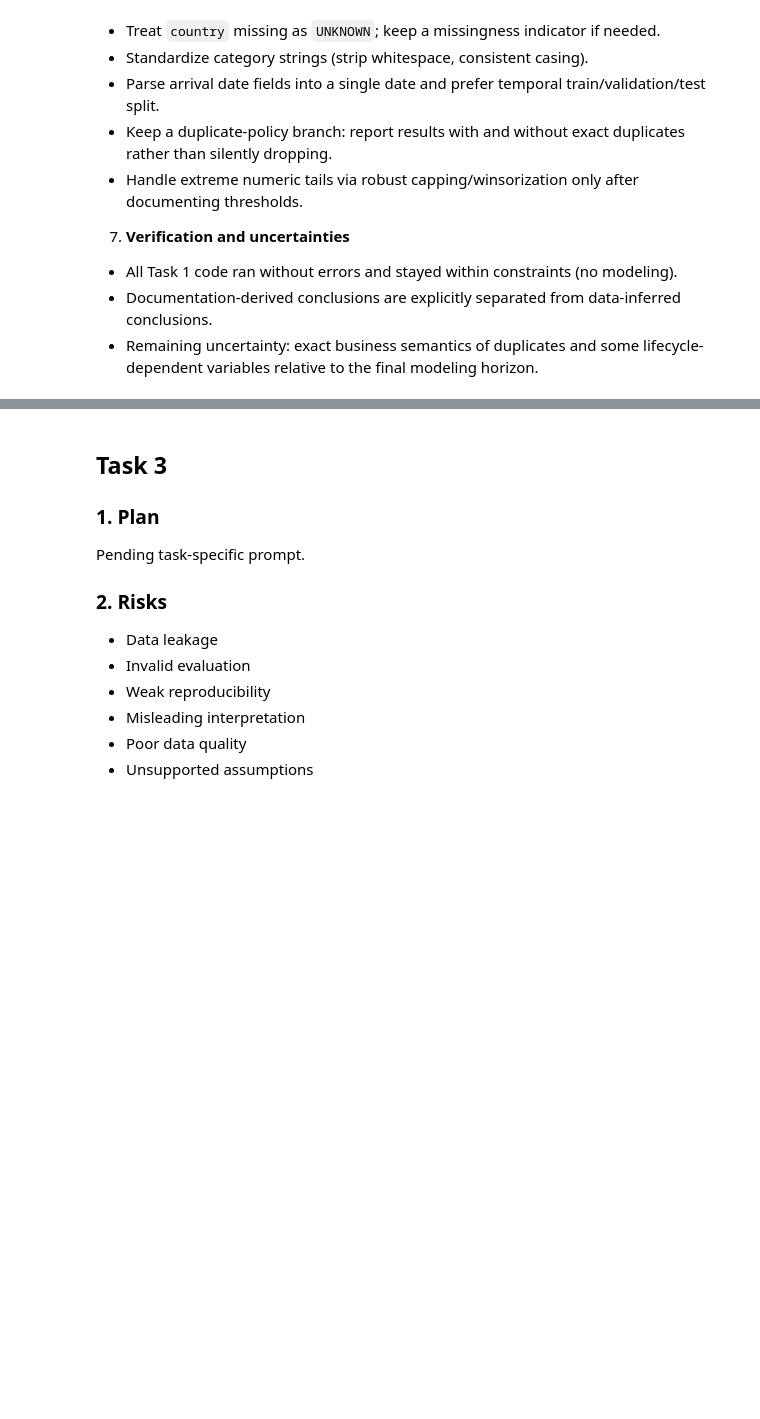
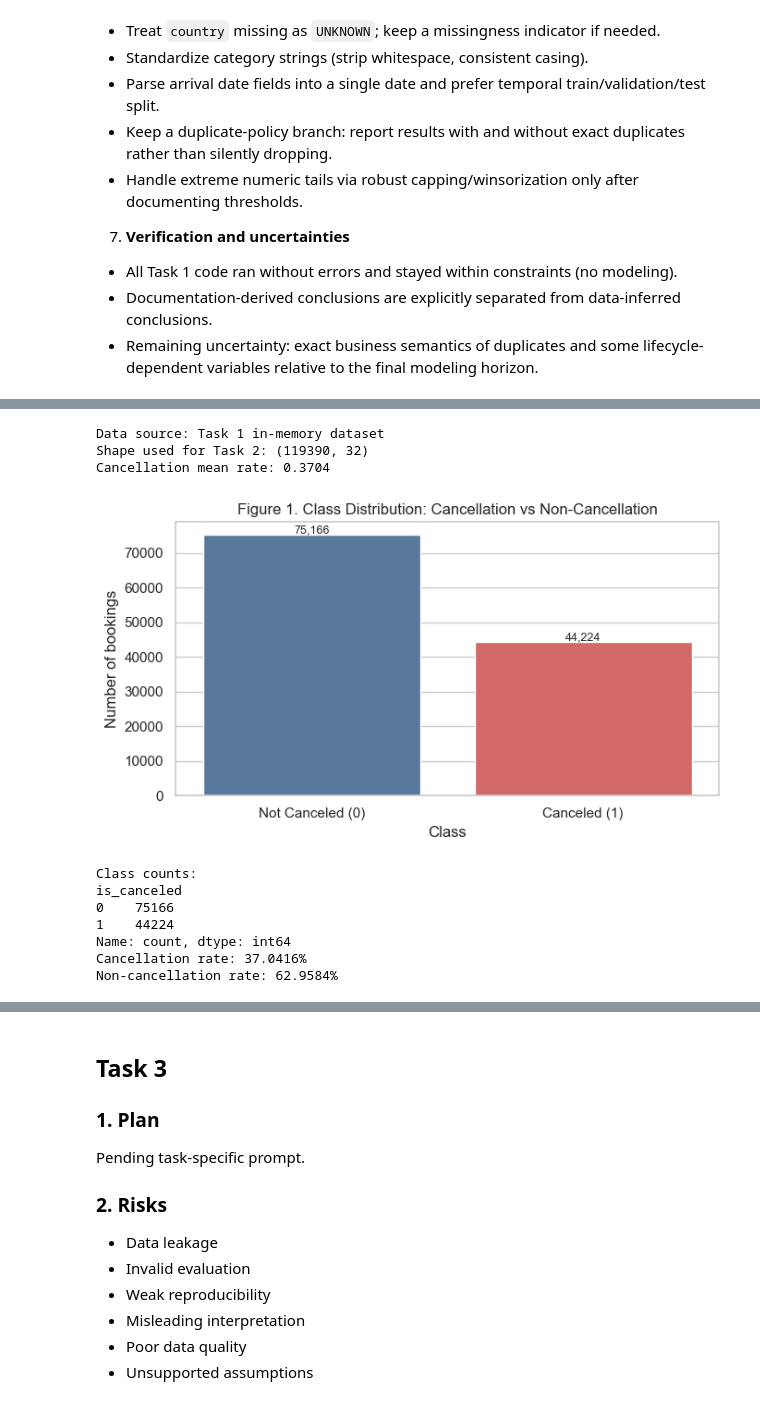
Before and after one commit to CindyLow-T/MSIN0097_GROUP, a Jupyter notebook: predictive_benchmark.ipynb, the cells around one changed output, grey strips where cells are left out. Saved outputs shown, nothing was run; the diff lists cells and outputs as text; code cells hidden in the pictures; blank space fills up the shorter version.

Commit message:
Complete Task 2 EDA and cancellation insight analysis

```diff
--- a/predictive_benchmark.ipynb
+++ b/predictive_benchmark.ipynb
@@ -474,0 +470,75 @@ Pending task-specific prompt.
+# %%
+import numpy as np
+import pandas as pd
+import matplotlib.pyplot as plt
+import seaborn as sns
+from pathlib import Path
+
+sns.set_theme(style='whitegrid')
+
+HIGH_LEAKAGE_VARS = ['reservation_status', 'reservation_status_date']
+HORIZON_SENSITIVE_VARS = ['booking_changes', 'days_in_waiting_list', 'deposit_type', 'assigned_room_type', 'total_of_special_requests']
+
+# Use Task 1 dataset context when available; otherwise load same-folder file for robustness.
+if 'df' in globals():
+    df_task2 = df.copy()
+    data_source = 'Task 1 in-memory dataset'
+else:
+    NOTEBOOK_DIR = Path.cwd()
+    DATA_CANDIDATES = [
+        NOTEBOOK_DIR / 'hotel_bookings.csv',
+        NOTEBOOK_DIR / 'hotel_bookings (1).csv',
+        NOTEBOOK_DIR / 'hotel_bookings.xlsx',
+        NOTEBOOK_DIR / 'hotel_bookings (1).xlsx',
+    ]
+    data_path = next((p for p in DATA_CANDIDATES if p.exists()), None)
+    if data_path is None:
+        raise FileNotFoundError('Dataset file not found in notebook folder.')
+    if data_path.suffix.lower() == '.csv':
+        df_task2 = pd.read_csv(data_path)
+    else:
+        df_task2 = pd.read_excel(data_path)
+    data_source = f'Loaded from {data_path.name}'
+
+eda_df = df_task2.copy()
+eda_df['is_canceled'] = pd.to_numeric(eda_df['is_canceled'], errors='coerce')
+
+print(f'Data source: {data_source}')
+print(f'Shape used for Task 2: {eda_df.shape}')
+print(f'Cancellation mean rate: {eda_df["is_canceled"].mean():.4f}')
+# %% [output]
+Data source: Task 1 in-memory dataset
+Shape used for Task 2: (119390, 32)
+Cancellation mean rate: 0.3704
+# %%
+# Block A: Class imbalance and baseline cancellation distribution
+class_counts = eda_df['is_canceled'].value_counts(dropna=False).sort_index()
+class_rate = eda_df['is_canceled'].mean()
+
+label_map = {0: 'Not Canceled (0)', 1: 'Canceled (1)'}
+class_plot_df = class_counts.rename_axis('is_canceled').reset_index(name='count')
+class_plot_df['label'] = class_plot_df['is_canceled'].map(label_map).fillna('Other/NA')
+
+fig, ax = plt.subplots(figsize=(7, 4))
+sns.barplot(data=class_plot_df, x='label', y='count', palette=['#4C78A8', '#E45756'], ax=ax)
+ax.set_title('Figure 1. Class Distribution: Cancellation vs Non-Cancellation')
+ax.set_xlabel('Class')
+ax.set_ylabel('Number of bookings')
+for i, row in class_plot_df.iterrows():
+    ax.text(i, row['count'] + max(class_plot_df['count']) * 0.01, f"{int(row['count']):,}", ha='center', fontsize=9)
+plt.tight_layout()
+plt.show()
+
+print('Class counts:')
+print(class_counts)
+print(f"Cancellation rate: {class_rate:.4%}")
+print(f"Non-cancellation rate: {(1-class_rate):.4%}")
+# %% [output]
+[figure, added]
+Class counts:
+is_canceled
+0    75166
+1    44224
+Name: count, dtype: int64
+Cancellation rate: 37.0416%
+Non-cancellation rate: 62.9584%
```
Also changed, not shown: parts of 11 cells of this notebook.
